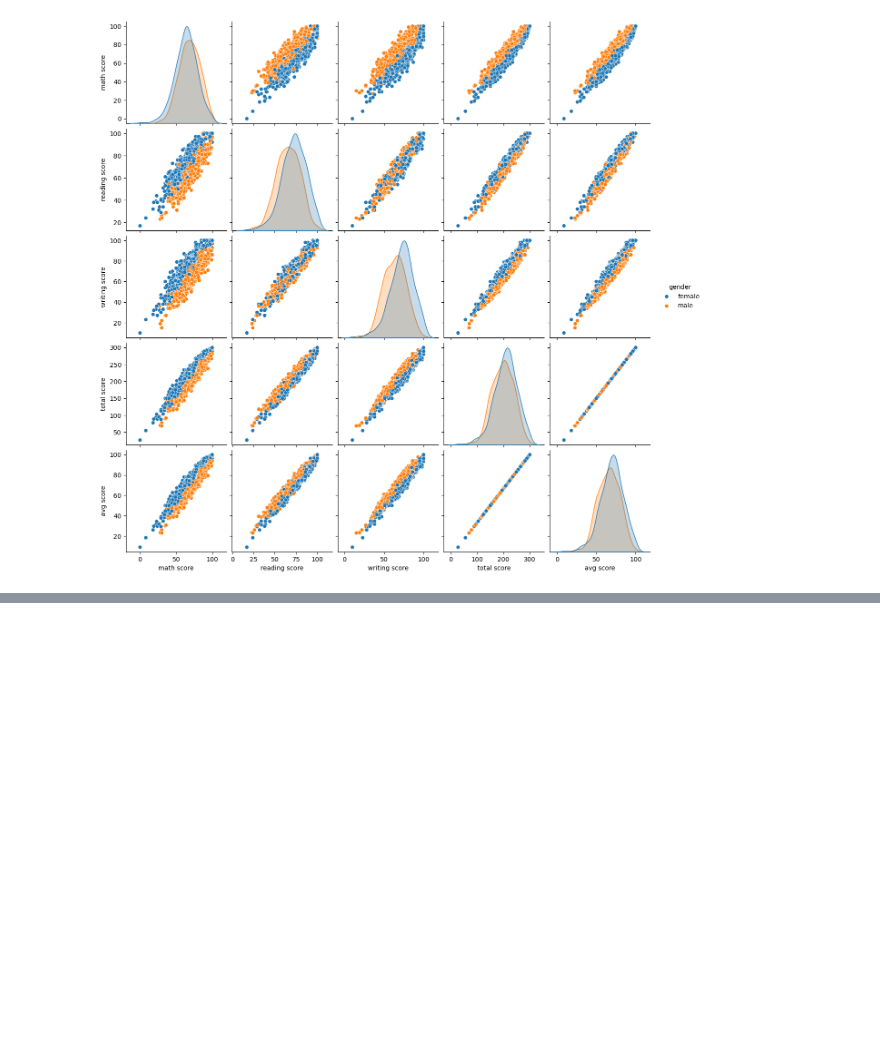
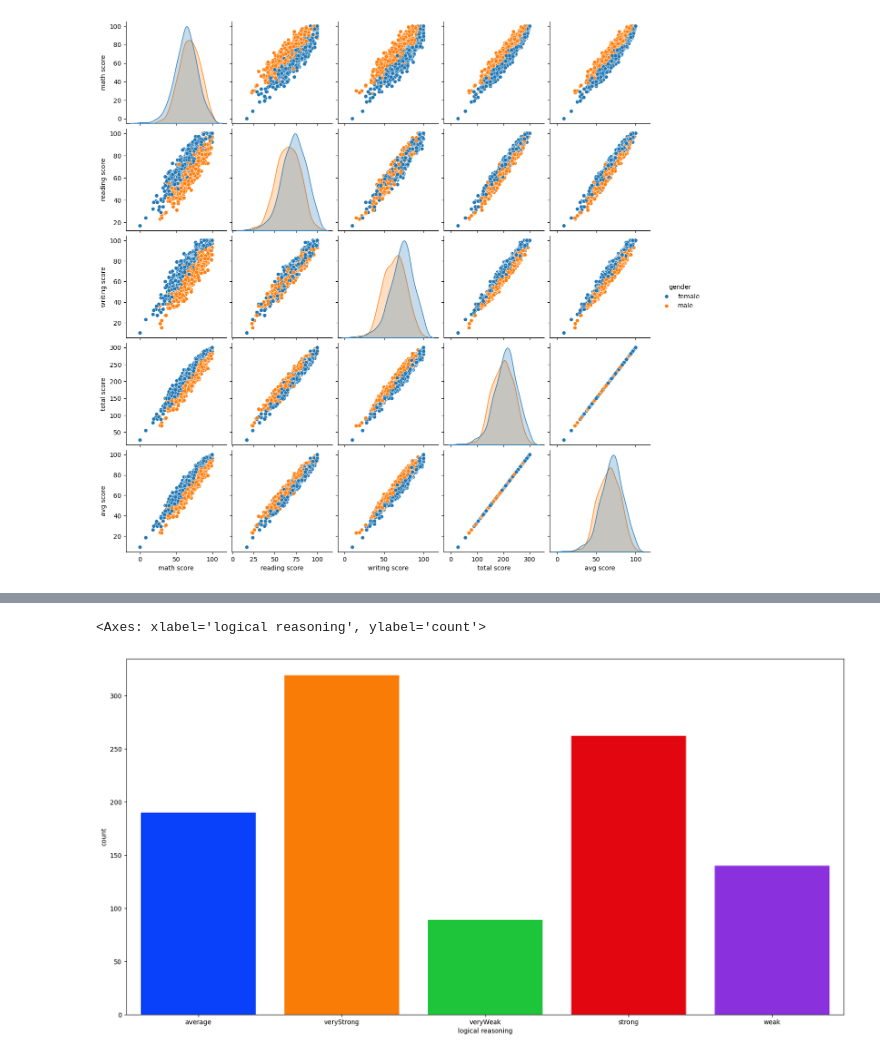
Before and after one commit to DeepakBlesson/MLpro, a Jupyter notebook: src/notebook/data/EDAStudPerform.ipynb, the cells around one changed output, grey strips where cells are left out. Cells and saved outputs as stored; diff of their text form; code cells hidden in the pictures; blank space fills up the shorter version.

```diff
--- a/src/notebook/data/EDAStudPerform.ipynb
+++ b/src/notebook/data/EDAStudPerform.ipynb
@@ -440,0 +449,8 @@ plt.show()
+# %%
+df.columns = df.columns.str.strip()  # Removes spaces from column names
+
+df['lunch'] = df['lunch'].replace({'free/reduced': 'high', 'standard': 'medium'})
+# Rename the column from 'lunch' to 'stress level'
+df.rename(columns={'lunch': 'stress level'}, inplace=True)
+# Display the first few rows to verify changes
+print(df.head())
@@ -440,0 +515,15 @@ plt.show()
+# %%
+# Rename column 'race/ethnicity' to 'logical reasoning'
+df.rename(columns={'race/ethnicity': 'logical reasoning'}, inplace=True)
+
+# Replace values in the 'logical reasoning' column
+df['logical reasoning'] = df['logical reasoning'].replace({
+    "group C": "veryStrong",
+    "group D": "strong",
+    "group B": "average",
+    "group E": "weak",
+    "group A": "veryWeak"
+})
+
+# Display the first few rows to verify changes
+print(df.head())
@@ -440,0 +551,12 @@ plt.show()
+# %%
+# Rename column 'test preparation course' to 'tutions'
+df.rename(columns={'test preparation course': 'tutions'}, inplace=True)
+
+# Replace values in the 'tutions' column
+df['tutions'] = df['tutions'].replace({
+    "none": "self Study",
+    "completed": "tutor"
+})
+
+# Display the first few rows to verify changes
+print(df.head())
@@ -440,0 +593,2 @@ plt.show()
+# %%
+df= df.drop(columns=['avg score','total score'],axis=1)
@@ -440,0 +654,7 @@ plt.show()
+# %%
+ax=plt.subplots(1,1,figsize=(20,10))
+plt.subplot(1,1,1)
+sns.countplot(x=df['logical reasoning'],data=df,color='blue',palette='bright',saturation=0.95)
+# %% [output]
+<Axes: xlabel='logical reasoning', ylabel='count'>
+[figure, added]
```
Also changed, not shown: parts of 11 cells of this notebook, 25 other files.
